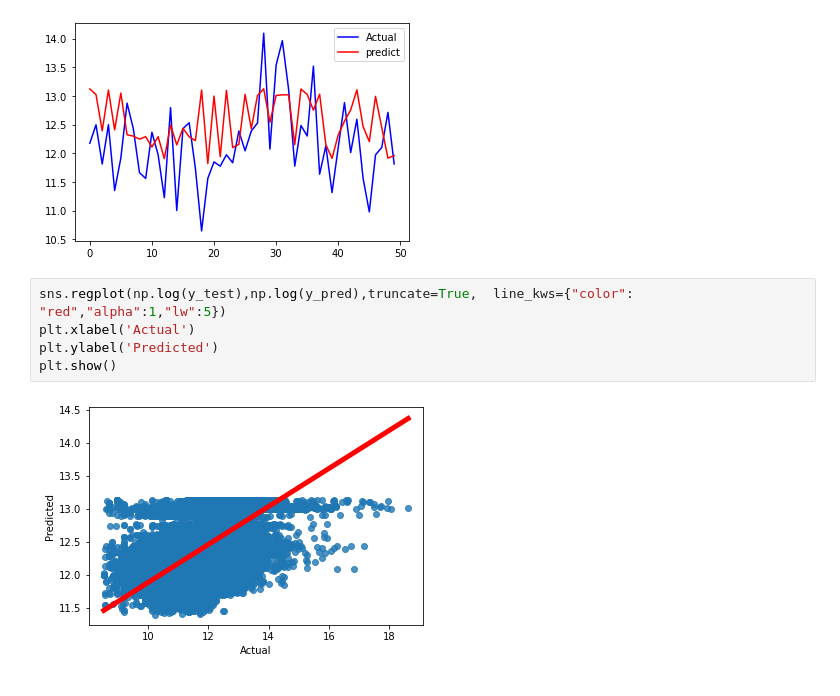
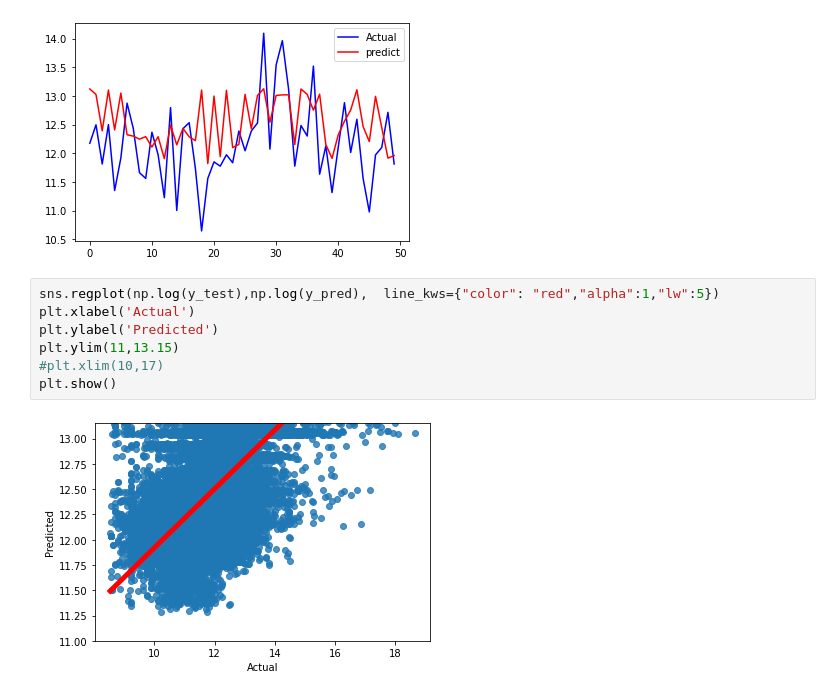
Before and after one commit to ginuvarghese16/Dissertation, a Jupyter notebook: Code/Dissertation.ipynb, the cells around one changed output. Saved outputs shown, nothing was run; the diff lists cells and outputs as text.

```diff
--- a/Code/Dissertation.ipynb
+++ b/Code/Dissertation.ipynb
@@ -1146,9 +1128,11 @@ plt.show()
 # %% [output]
 [figure]
 # %%
-sns.regplot(np.log(y_test),np.log(y_pred),truncate=True,  line_kws={"color": "red","alpha":1,"lw":5})
+sns.regplot(np.log(y_test),np.log(y_pred),  line_kws={"color": "red","alpha":1,"lw":5})
 plt.xlabel('Actual')
 plt.ylabel('Predicted')
+plt.ylim(11,13.15)
+#plt.xlim(10,17)
 plt.show()
 # %% [output]
-[figure, old version]
+[figure, new version]
```
Also changed, not shown: parts of 17 cells of this notebook, 1 other file.
